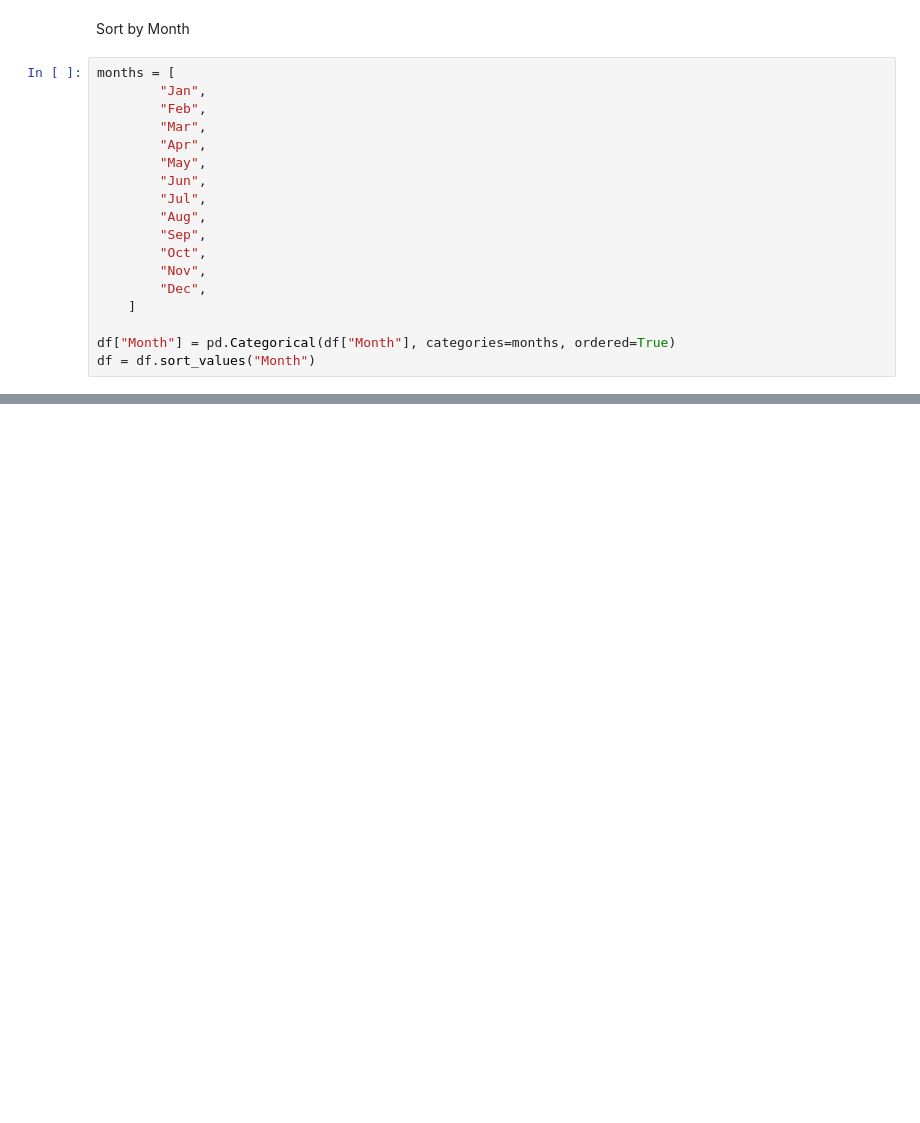
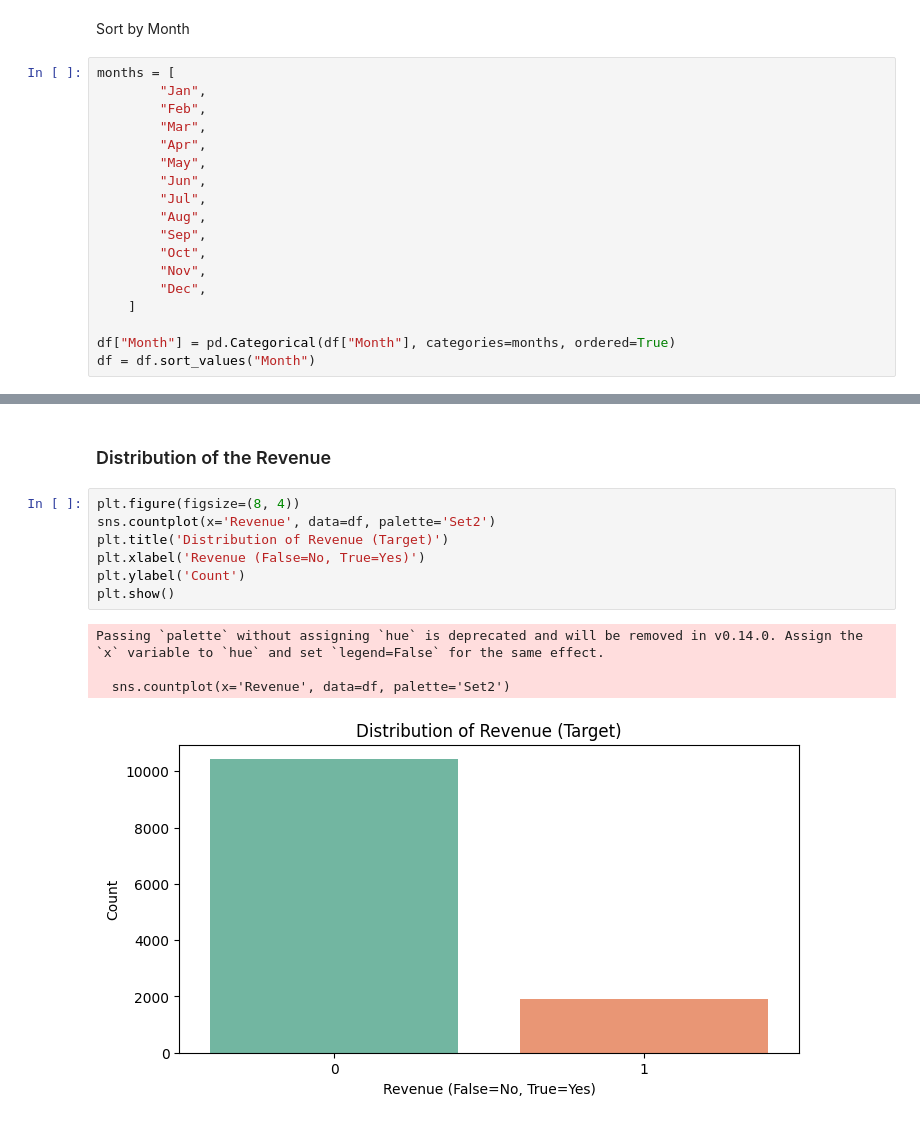
Before and after one commit to dinhminh0307/ASM3-Data-Science, a Jupyter notebook: main.ipynb, the cells around one changed output, grey strips where cells are left out. Cells and saved outputs as stored; diff of their text form; blank space fills up the shorter version.

```diff
--- a/main.ipynb
+++ b/main.ipynb
@@ -115,0 +143,14 @@ df = df.sort_values("Month")
+# %% [markdown]
+### Distribution of the Revenue
+# %%
+plt.figure(figsize=(8, 4))
+sns.countplot(x='Revenue', data=df, palette='Set2')
+plt.title('Distribution of Revenue (Target)')
+plt.xlabel('Revenue (False=No, True=Yes)')
+plt.ylabel('Count')
+plt.show()
+# %% [output]
+Passing `palette` without assigning `hue` is deprecated and will be removed in v0.14.0. Assign the `x` variable to `hue` and set `legend=False` for the same effect.
+
+  sns.countplot(x='Revenue', data=df, palette='Set2')
+[figure, added]
```
Also changed, not shown: parts of 10 cells of this notebook.
